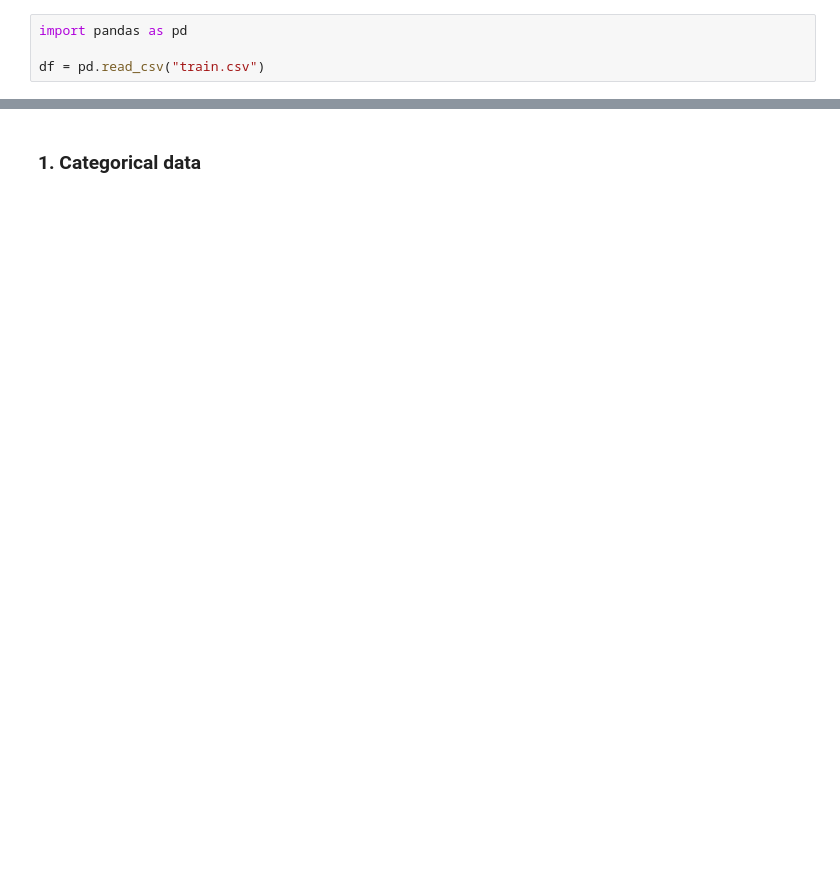
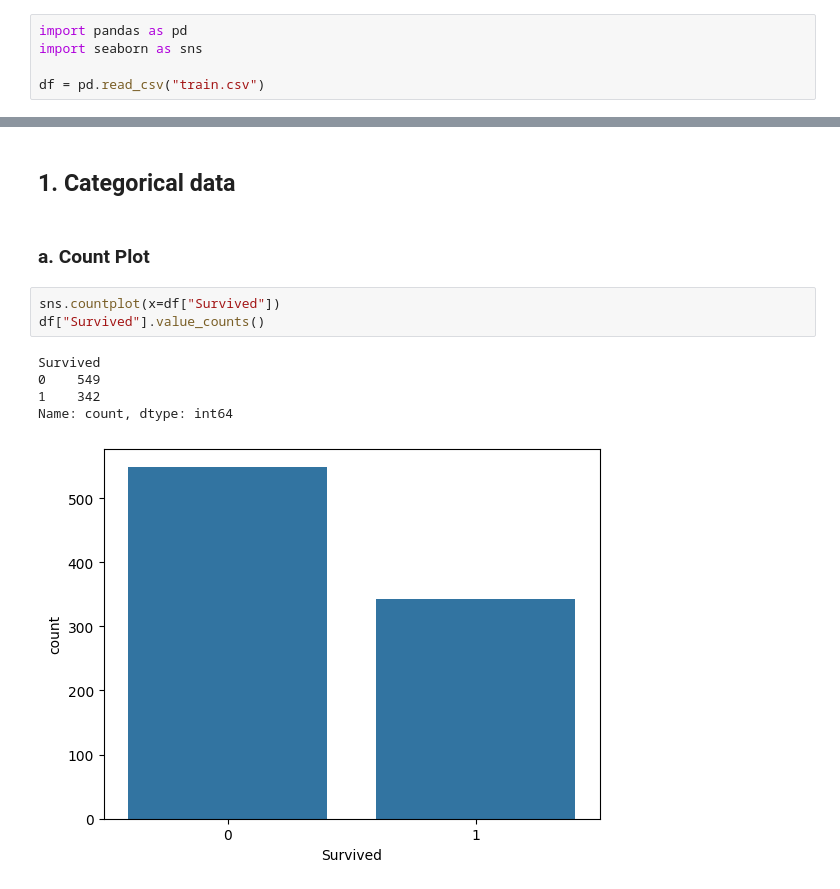
Before and after one commit to yashwant2002/Machine-Learning, a Jupyter notebook: 00 How to understand a data/Univariant.ipynb, the cells around one changed output, grey strips where cells are left out. Drawn from its saved outputs; the diff is of its cells as text; blank space fills up the shorter version.

```diff
--- a/00 How to understand a data/Univariant.ipynb
+++ b/00 How to understand a data/Univariant.ipynb
@@ -1,5 +1,6 @@
 # %%
 import pandas as pd
+import seaborn as sns
 
 df = pd.read_csv("train.csv")
 # %%
@@ -12,4 +13,15 @@ df.head()
 | 3 | 4 | 1 | 1 | Futrelle, Mrs. Jacques Heath (Lil... | female | 35.0 | 1 | 0 | 113803 | 53.1000 | ... |
 | 4 | 5 | 0 | 3 | Allen, Mr. William Henry | male | 35.0 | 0 | 0 | 373450 | 8.0500 | ... |
 # %% [markdown]
-### 1. Categorical data
+## 1. Categorical data
+# %% [markdown]
+### a. Count Plot
+# %%
+sns.countplot(x=df["Survived"])
+df["Survived"].value_counts()
+# %% [output]
+Survived
+0    549
+1    342
+Name: count, dtype: int64
+[figure, added]
```
Also changed, not shown: parts of 13 cells of this notebook, 1 other file.
